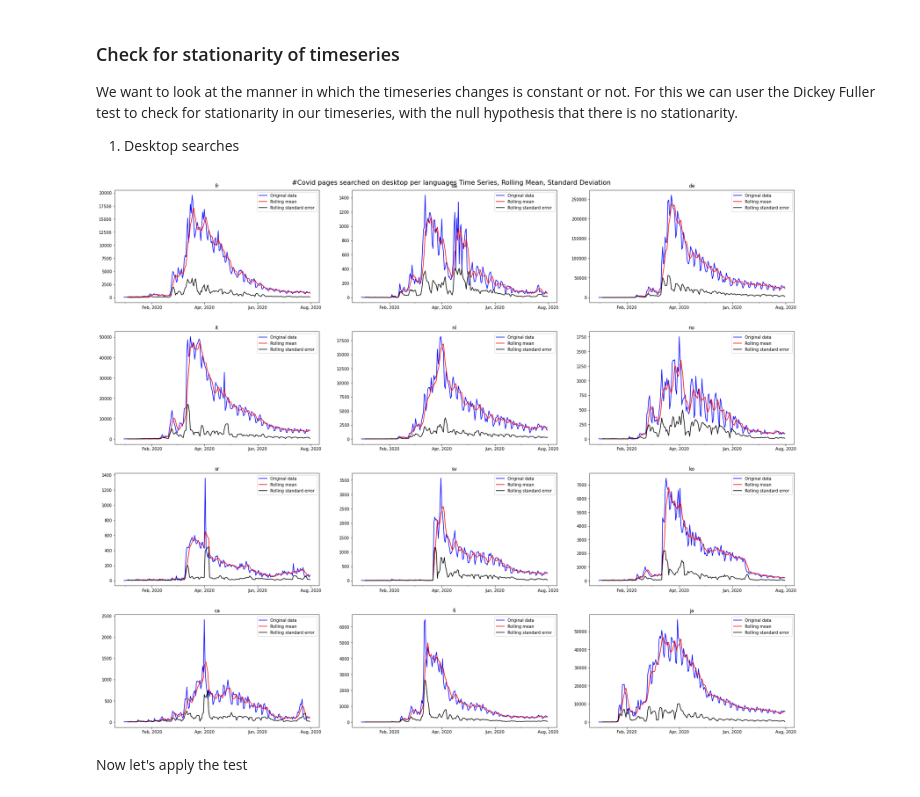
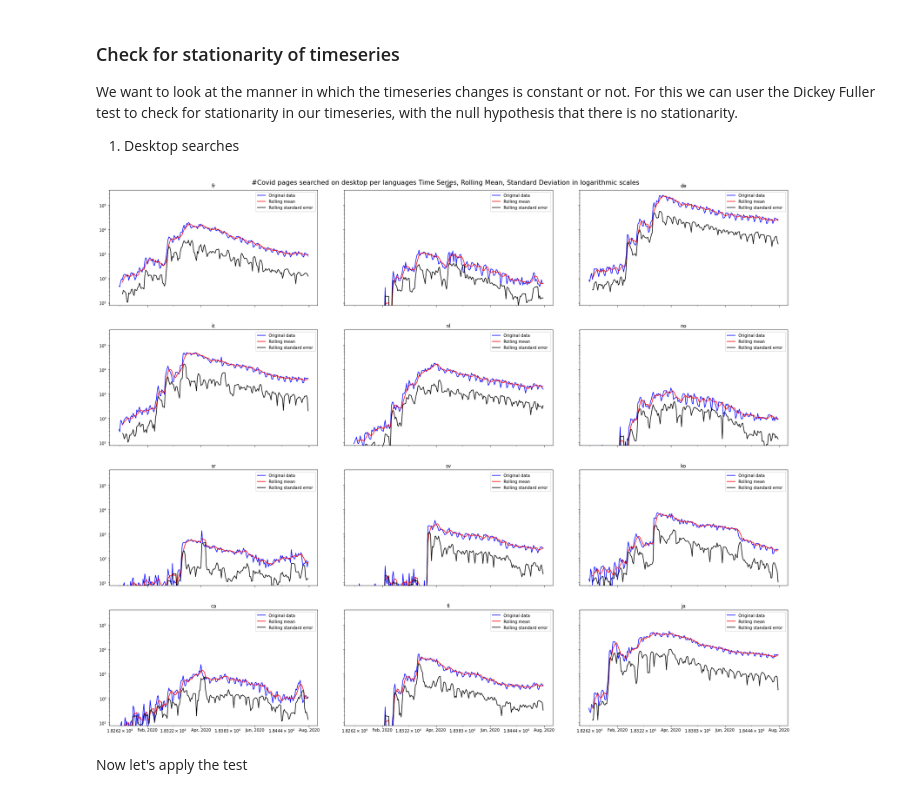
Before and after one commit to epfl-ada/ada-2022-project-thedatadiggers22, a Jupyter notebook: data_viz.ipynb, the cells around one changed output. Saved outputs shown, nothing was run; the diff lists cells and outputs as text; code cells hidden in the pictures.

```diff
--- a/data_viz.ipynb
+++ b/data_viz.ipynb
@@ -60,12 +59,12 @@ def load_aggregated(aggregated_path):
                                 agg[k1][k2][k3][k4].index = pd.to_datetime(agg[k1][k2][k3][k4].index, errors="ignore")
     return agg
 # %%
-data_folder = 'data/'
+data_folder = '/Users/arthurnussbaumer/Documents/Master_Data_Science/MA_3/Applied_data_Analysis/Project/ada-2022-project-thedatadiggers22/data/Coronawiki/data/'
 
 google_mobility = pd.read_csv(data_folder+'Global_Mobility_Report.csv')
 interventions = pd.read_csv(data_folder+'interventions.csv')
-topics = pd.read_csv(data_folder+'topics_linked.csv')
-apple_mobility = pd.read_csv(data_folder+'applemobilitytrends-2020-04-20.csv')
+topics = pd.read_csv(data_folder+'topics_linked.csv.xz')
+apple_mobility = pd.read_csv(data_folder+'applemobilitytrends-2020-04-20.csv.gz')
 
 file = open(data_folder+'aggregated_timeseries.json')
 data = json.load(file)
@@ -170,13 +149,13 @@ covid_pages_mobile = {}
 for language in interventions['lang']:
     #Extract number of covid pages search on desktop per day per language in 2020
     covid_pages_desktop[language] = pd.DataFrame.from_dict(data[str(language)]["covid"]["sum"], orient='index')
-    covid_pages_desktop[language] = (covid_pages_desktop[language]).loc[(covid_pages_desktop[language].index < "2021-01-01") & (covid_pages_desktop[language].index > "2019-12-31")]
+    covid_pages_desktop[language] = (covid_pages_desktop[language]).loc[(covid_pages_desktop[language].index < '2020-08-01') & (covid_pages_desktop[language].index >= "2020-01-22")] #to have the same window as for covid deaths/cases
     #Transform index of each data frame to datetime format
     covid_pages_desktop[language].index = pd.to_datetime(covid_pages_desktop[language].index)
 
     #Extract number of covid pages search on mobile devices per day per language in 2020
     covid_pages_mobile[language] = pd.DataFrame.from_dict(data[str(language)+".m"]["covid"]["sum"], orient='index')
-    covid_pages_mobile[language] = (covid_pages_mobile[language]).loc[(covid_pages_mobile[language].index < "2021-01-01") & (covid_pages_mobile[language].index > "2019-12-31")]
+    covid_pages_mobile[language] = (covid_pages_mobile[language]).loc[(covid_pages_mobile[language].index < '2020-08-01') & (covid_pages_mobile[language].index >= "2020-01-22")]#to have the same window as for covid deaths/cases
     #Transform index of each data frame to datetime format
     covid_pages_mobile[language].index = pd.to_datetime(covid_pages_mobile[language].index)
 # %%
@@ -261,47 +240,47 @@ We want to look at the manner in which the timeseries changes is constant or not
 # %%
 import matplotlib.dates as mdates
 
-fig, axs = plt.subplots(4, 3)
+fig, axs = plt.subplots(4, 3, sharey = True, sharex = True)
 fig.set_figwidth(25)
 fig.set_figheight(20)
 fig.tight_layout(pad=5.0)
 half_year_locator = mdates.MonthLocator(interval=2)
 month_year_formatter = mdates.DateFormatter('%b, %Y')
 monthly_locator = mdates.MonthLocator()
-fig.suptitle("#Covid pages searched on desktop per languages Time Series, Rolling Mean, Standard Deviation", fontsize=16)
+fig.suptitle("#Covid pages searched on desktop per languages Time Series, Rolling Mean, Standard Deviation in logarithmic scales", fontsize=16)
 
 
 x = 0
 y = 0
 for language in interventions['lang']:
     if (language != "en"):
         #Compute the rolling mean for each country over 5 days
         covid_pages_desktop[language]["rolling_mean"] = covid_pages_desktop[language][0].rolling(5).mean()
 
         #Compute the rolling standard error for each country over 5 days
         covid_pages_desktop[language]["rolling_std"] = covid_pages_desktop[language][0].rolling(5).std()
 
 
 
         #Plot the evolution of the number of pages search on desktop per language
-        axs[x, y].plot(covid_pages_desktop[language][0],label='Original data',  color="blue")
-        axs[x, y].plot(covid_pages_desktop[language]["rolling_mean"],label='Rolling mean',  color="red")
-        axs[x, y].plot(covid_pages_desktop[language]["rolling_std"],label='Rolling standard error ',  color="black")
+        axs[x, y].loglog(covid_pages_desktop[language][0],label='Original data',  color="blue")
+        axs[x, y].loglog(covid_pages_desktop[language]["rolling_mean"],label='Rolling mean',  color="red")
+        axs[x, y].loglog(covid_pages_desktop[language]["rolling_std"],label='Rolling standard error ',  color="black")
         axs[x, y].xaxis.set_major_locator(half_year_locator)
         axs[x, y].xaxis.set_minor_locator(monthly_locator)
         axs[x, y].xaxis.set_major_formatter(month_year_formatter)
         axs[x, y].set_title(str(language))
         axs[x, y].legend()
 
 
         #print('x equals {} and y equals {}'.format(x,y))
 
         y = y +1
         if y == 3:
             y = 0
             x = x +1
 # %% [output]
-[figure, old version]
+[figure, new version]
 # %% [markdown]
 Now let's apply the test
 # %%
```
Also changed, not shown: parts of 39 cells of this notebook.
